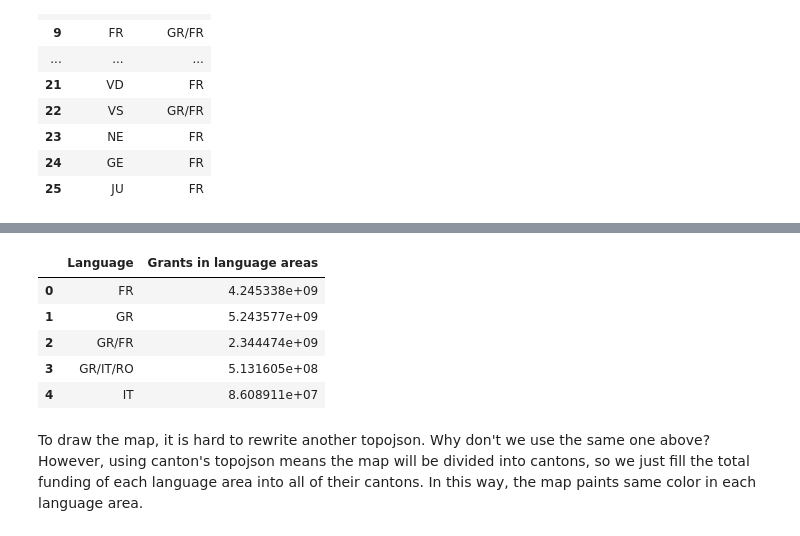
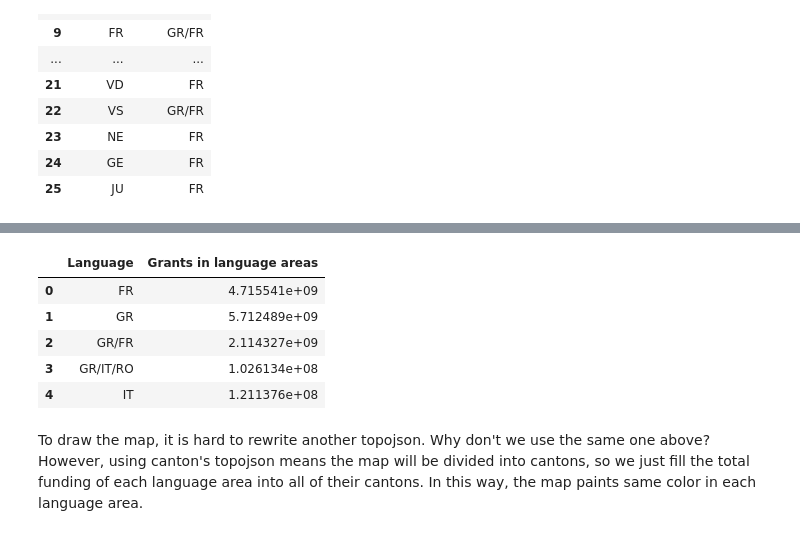
Before and after one commit to BeforeRain/ADA-homework, a Jupyter notebook: 03 - Interactive Viz/University_Canton.ipynb, the cells around one changed output, grey strips where cells are left out. Cells and saved outputs as stored; diff of their text form; code cells hidden in the pictures.

```diff
--- a/03 - Interactive Viz/University_Canton.ipynb
+++ b/03 - Interactive Viz/University_Canton.ipynb
@@ -179,0 +378,3 @@ Available APIs to obtain such mappings include **Geonames Full Text Search API i
+# %%
+grants_canton = grants_modified_uni.copy()
+grants_canton['Canton'] = grants_canton.apply(search_canton, axis=1)
@@ -409,5 +504,6 @@ Fow now, we simply ignore the missing records.
 
 #  Compute grants by canton
 # %%
-canton_grants_df = df[['Approved Amount', 'Canton']].groupby(['Canton']).sum()
-canton_grants_df.reset_index(inplace=True)
+grants_by_canton = grants_canton[['Amount', 'Canton']].groupby(['Canton']).sum()
+grants_by_canton.reset_index(inplace=True)
+grants_by_canton.head()
@@ -414,9 +517,9 @@ canton_grants_df.reset_index(inplace=True)
 # %%
 # Add missing data
 for canton_id in canton_ids:
-    if canton_id not in canton_grants_df['Canton'].values:
-        canton_grants_df = canton_grants_df.append({'Canton':canton_id, 'Approved Amount': 0.0}, ignore_index=True)
+    if canton_id not in grants_by_canton['Canton'].values:
+        grants_by_canton = grants_by_canton.append({'Canton':canton_id, 'Amount':0.0}, ignore_index=True)
 
-canton_grants_df = canton_grants_df.sort_values(by=['Approved Amount'], ascending=False)
-canton_grants_df
+grants_by_canton = grants_by_canton.sort_values(by=['Amount'], ascending=False)
+grants_by_canton
 # %% [output]
@@ -539,4 +642,4 @@ The previous task has counted approved amount of each canton. We can merge it fo
 # %%
-c_lg_funding=canton_language.merge(canton_grants_df)
+c_lg_funding = canton_language.merge(grants_by_canton)
 c_lg_funding
 # %% [output]
@@ -562,15 +663,15 @@ Grouped by language, the total funding of each area is the sum of their cantons'
 # %%
-language_grants_df=c_lg_funding.groupby(['Language']).sum()
-language_grants_df.rename(columns={'Approved Amount':'Grants in language areas'}, inplace=True)
+language_grants_df = c_lg_funding.groupby(['Language']).sum()
+language_grants_df.rename(columns={'Amount':'Grants in language areas'}, inplace=True)
 language_grants_df.reset_index(inplace=True)
 language_grants_df
 # %% [output]
 |  | Language | Grants in language areas |
-| 0 | FR | 4.245338e+09 |
-| 1 | GR | 5.243577e+09 |
-| 2 | GR/FR | 2.344474e+09 |
-| 3 | GR/IT/RO | 5.131605e+08 |
-| 4 | IT | 8.608911e+07 |
+| 0 | FR | 4.715541e+09 |
+| 1 | GR | 5.712489e+09 |
+| 2 | GR/FR | 2.114327e+09 |
+| 3 | GR/IT/RO | 1.026134e+08 |
+| 4 | IT | 1.211376e+08 |
 # %% [markdown]
 To draw the map, it is hard to rewrite another topojson. Why don't we use the same one above? However, using canton's topojson means the map will be divided into cantons, so we just fill the total funding of each language area into all of their cantons. In this way, the map paints same color in each language area.
 # %%
```
Also changed, not shown: parts of 109 cells of this notebook, 3 other files.
